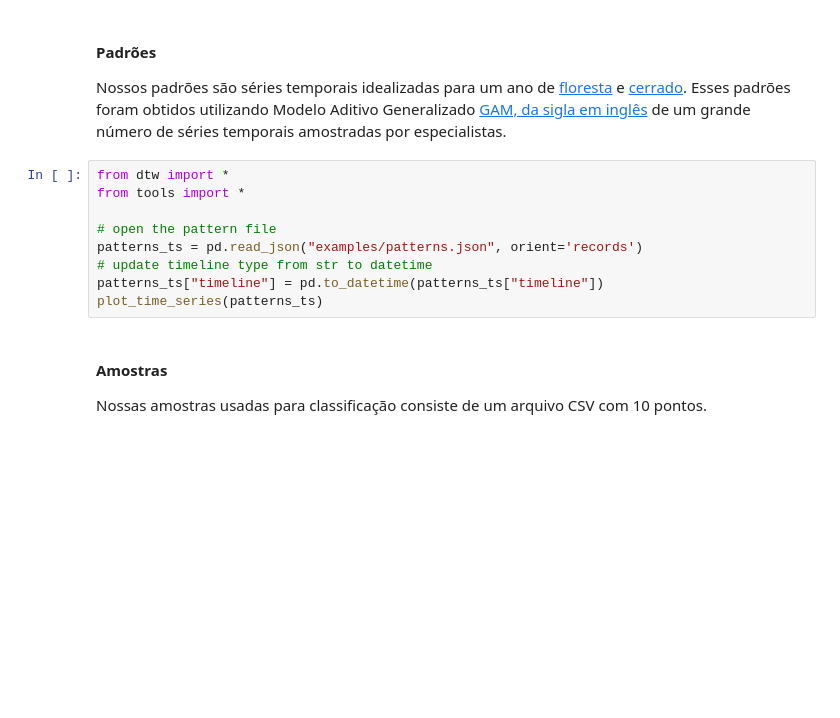
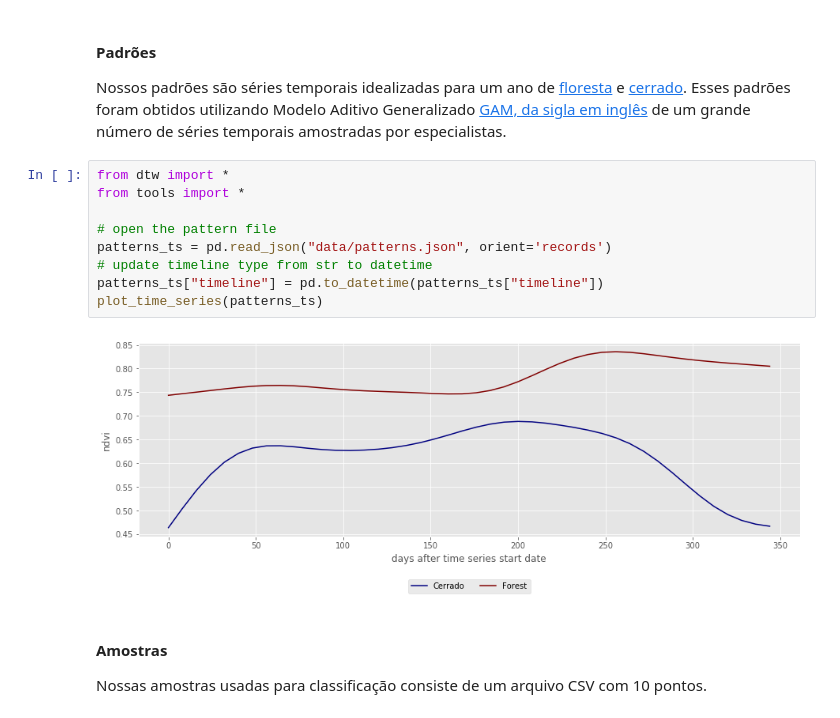
Before and after one commit to rolfsimoes/notebooks, a Jupyter notebook: worcap-2017/wtss/presentation.ipynb, the cells around one changed output. Saved outputs shown, nothing was run; the diff lists cells and outputs as text; blank space fills up the shorter version.

```diff
--- a/worcap-2017/wtss/presentation.ipynb
+++ b/worcap-2017/wtss/presentation.ipynb
@@ -186,12 +225,14 @@ Nossos padrões são séries temporais idealizadas para um ano de [floresta](flo
 # %%
 from dtw import *
 from tools import *
 
 # open the pattern file
-patterns_ts = pd.read_json("examples/patterns.json", orient='records')
+patterns_ts = pd.read_json("data/patterns.json", orient='records')
 # update timeline type from str to datetime
 patterns_ts["timeline"] = pd.to_datetime(patterns_ts["timeline"])
 plot_time_series(patterns_ts)
+# %% [output]
+[figure, added]
 # %% [markdown]
 #### Amostras
 
```
Also changed, not shown: parts of 13 cells of this notebook.
